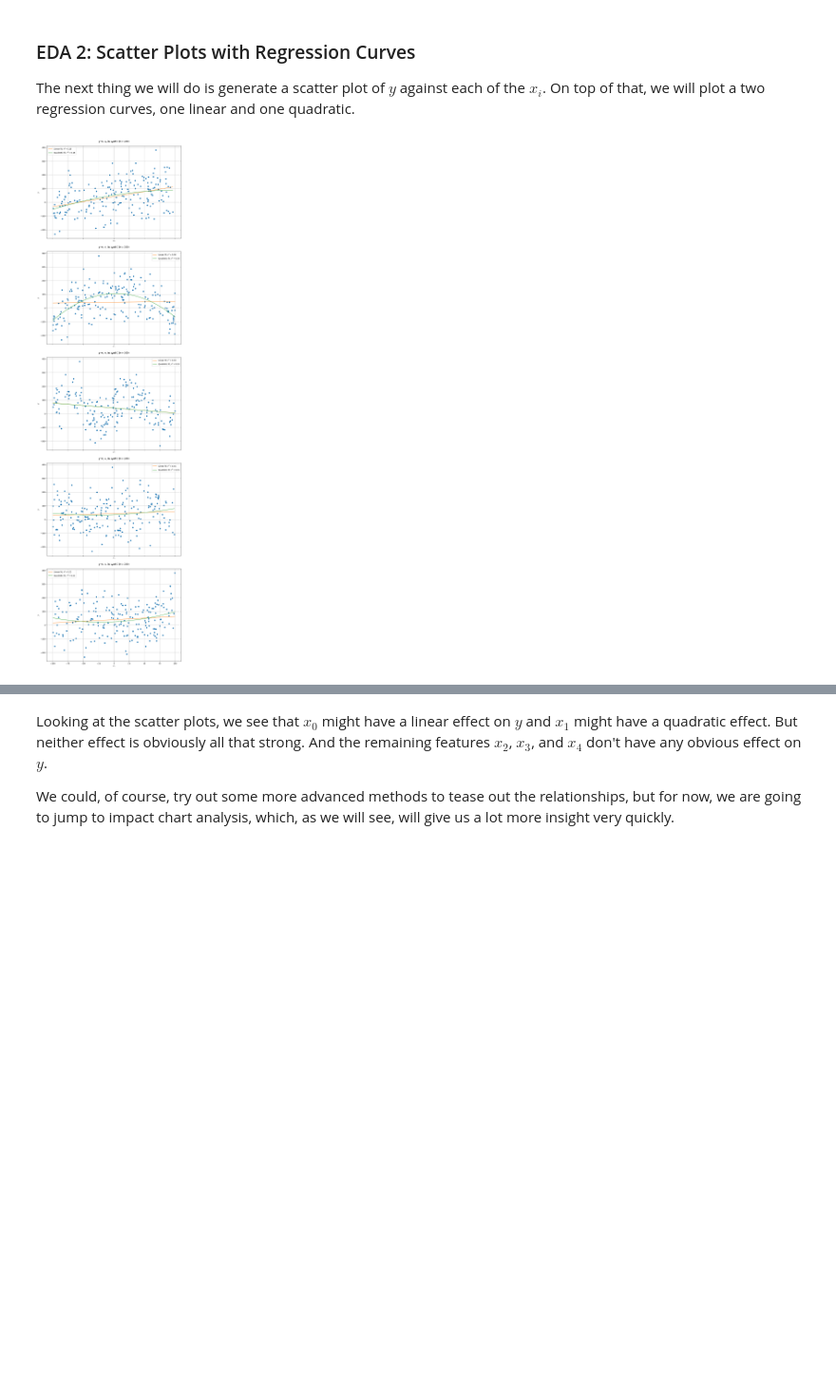
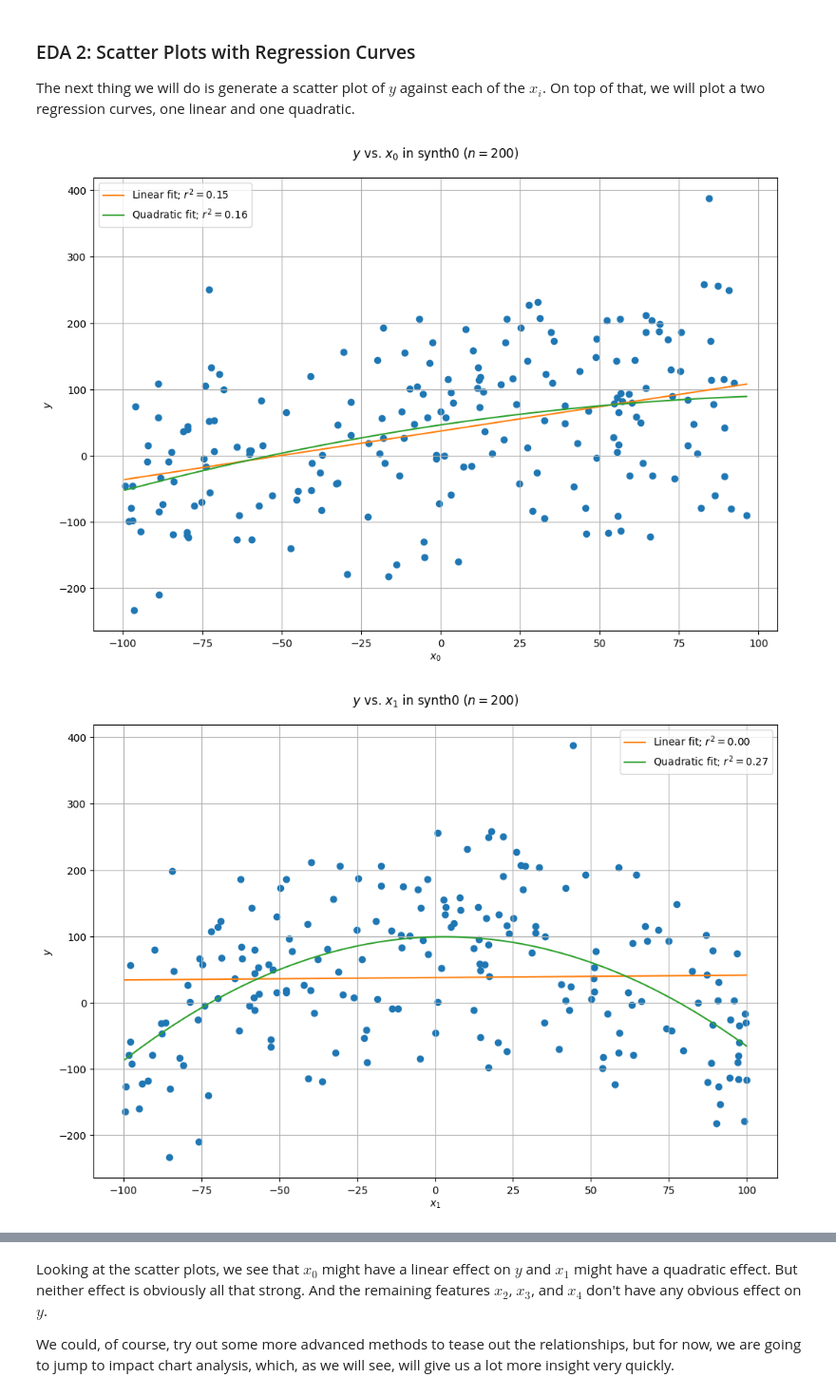
Before and after one commit to vengroff/impactchartdemo, a Jupyter notebook: Synthetic Data.ipynb, the cells around one changed output, grey strips where cells are left out. Shown at 95% size. Drawn from its saved outputs; the diff is of its cells as text; code cells hidden in the pictures; blank space fills up the shorter version.

Commit message:
Individual plots that are easier to copy and paste than bulk subplots().

```diff
--- a/Synthetic Data.ipynb
+++ b/Synthetic Data.ipynb
@@ -93,10 +93,10 @@ for x_col, ax in zip(X.columns, axes):
 The next thing we will do is generate a scatter plot of $y$ against each of the $x_i$.
 On top of that, we will plot a two regression curves, one linear and one quadratic.
 # %%
-fig, axes = plt.subplots(len(X.columns), 1, sharex=True, sharey=True, figsize=(12, 8 * len(X.columns)))
-fig.tight_layout(pad=6)
+for ii in range(len(X.columns)):
 
-for ii, ax in enumerate(axes):
+    fig, ax = plt.subplots(figsize=(12, 8))
+
     col = f'x_{ii}'
     ax.scatter(X[col], y, c="C0")
 
@@ -108,31 +108,32 @@ for ii, ax in enumerate(axes):
 
     # Linear fit:
     m_linear, b_linear = np.polyfit(X[col], y, 1)
 
     y_linear = m_linear * sx + b_linear
 
     ss_reg_linear = ((y_linear - y_bar) ** 2).sum()
 
     r2_linear = ss_reg_linear / ss
 
     ax.plot(sx, y_linear, c="C1", label=f"Linear fit; $r^2 = {r2_linear:0.2f}$")
 
     # Quadratic fit:
     a_quadratic, b_quadatic, c_quadratic = np.polyfit(X[col], y, 2)
 
     y_quadratic = a_quadratic * sx * sx + b_quadatic * sx + c_quadratic
 
     ss_reg_quadratic = ((y_quadratic - y_bar) ** 2).sum()
 
     r2_quadratic = ss_reg_quadratic / ss
 
     ax.plot(sx, y_quadratic, c="C2", label=f"Quadratic fit; $r^2 = {r2_quadratic:0.2f}$")
 
     ax.legend()
     ax.set_title(f"$y$ vs. ${col}$ in synth0 ($n = {N}$)", pad=20)
     ax.set_xlabel(f"${col}$")
     ax.set_ylabel('$y$')
 
     ax.grid()
 # %% [output]
-[figure, old version]
+[figure, new version]
+[figure, added]
```
Also changed, not shown: parts of 11 cells of this notebook, 1 other file.
